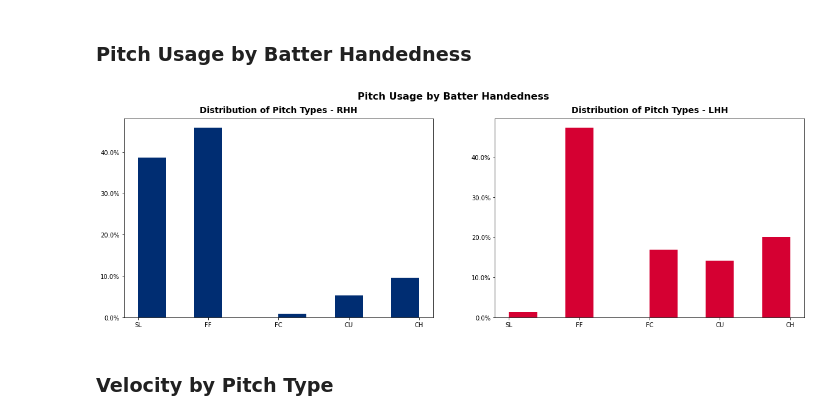
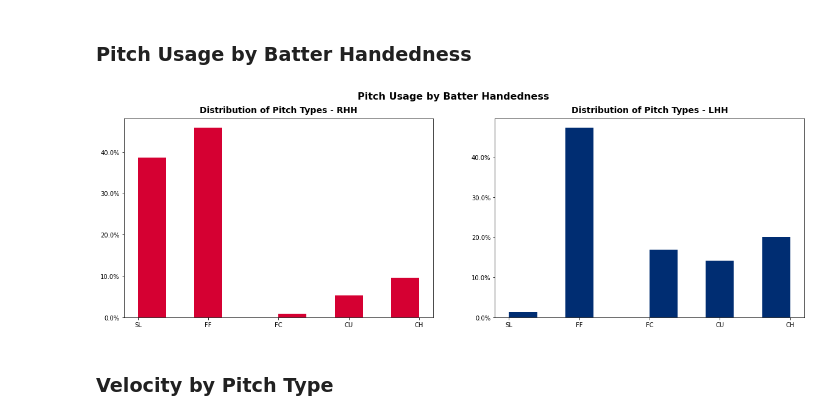
Before and after one commit to anthonyzurke/player-analysis, a Jupyter notebook: pitchers/scherzer-scoutingreport.ipynb, the cells around one changed output. Cells and saved outputs as stored; diff of their text form; code cells hidden in the pictures.

```diff
--- a/pitchers/scherzer-scoutingreport.ipynb
+++ b/pitchers/scherzer-scoutingreport.ipynb
@@ -109,20 +124,20 @@ plt.title('Distribution of Pitch Types - Max Scherzer', fontdict = font_title, p
 # %%
 blue = '#002D72'
 red = '#D50032'
 fig, axs = plt.subplots(1, 2, figsize = (20, 6))
 fig.suptitle('Pitch Usage by Batter Handedness', fontsize = 16, fontweight = 'bold')
 
 dist_r = r_scherzer.pitch_type.sort_values(ascending = False)
-axs[0].hist(dist_r, weights = np.ones(len(dist_r)) / len(dist_r), color = blue)
+axs[0].hist(dist_r, weights = np.ones(len(dist_r)) / len(dist_r), color = red)
 axs[0].yaxis.set_major_formatter(PercentFormatter(1))
 axs[0].set_title('Distribution of Pitch Types - RHH', fontdict = font_title, pad = 15)
 
 dist_l = l_scherzer.pitch_type.sort_values(ascending = False)
-axs[1].hist(dist_l, weights = np.ones(len(dist_l)) / len(dist_l), color = red)
+axs[1].hist(dist_l, weights = np.ones(len(dist_l)) / len(dist_l), color = blue)
 axs[1].yaxis.set_major_formatter(PercentFormatter(1))
 axs[1].set_title('Distribution of Pitch Types - LHH', fontdict = font_title, pad = 15);
 # %% [output]
-[figure, old version]
+[figure, new version]
 # %% [markdown]
 ### Velocity by Pitch Type
 # %%
```
Also changed, not shown: parts of 40 cells of this notebook, 1 other file.
